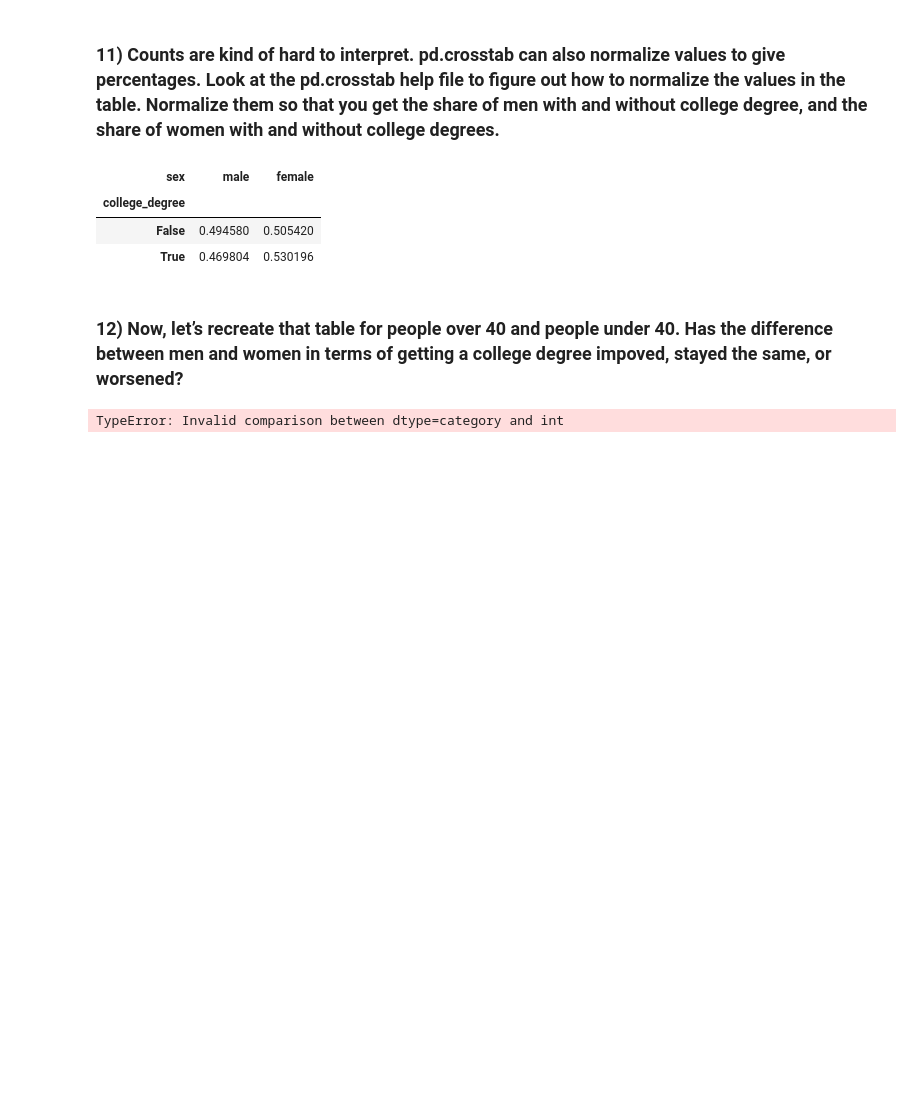
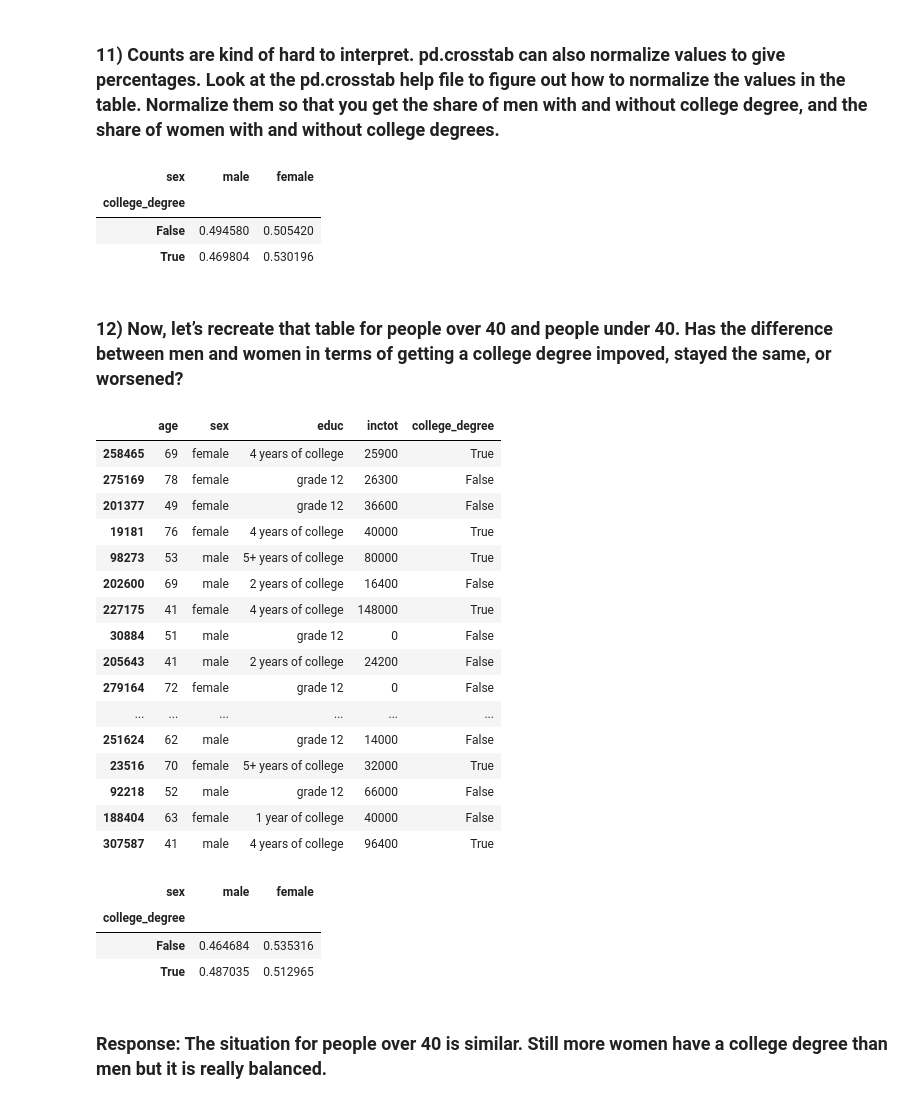
Before and after one commit to Larissa-MR/Duke_MIDS, a Jupyter notebook: Cleaninng.ipynb, the cells around one changed output. Cells and saved outputs as stored; diff of their text form; code cells hidden in the pictures; blank space fills up the shorter version.

```diff
--- a/Cleaninng.ipynb
+++ b/Cleaninng.ipynb
@@ -64,7 +58,7 @@ Name: age, Length: 97, dtype: int64
 # %% [markdown]
 ### 6) In order to convert age into a numeric variable, we need to replace those problematic entries with values that pandas can later convert into numbers. Pick appropriate substitutions for the existing values and replace the current values. Hint 1: Categorical variables act like strings, so you might want to use string methods! Hint 2: Remember that characters like parentheses, pluses, asterices, etc. are special in Python strings, and you have to escape them if you want them to be interpreted literally!
 # %%
-df_subset["age"].replace("less than 1 year old", "0")
-df_subset["age"].replace("90 (90+ in 1980 and 1990)" , "90")
-df_subset["age"]
+df_subset["age"] = df_subset["age"].replace("less than 1 year old", "0").copy()
+df_subset["age"] = df_subset["age"].replace("90 (90+ in 1980 and 1990)" , "90").copy()
+df_subset["age"] = df_subset["age"].copy()
 # %% [output]
@@ -94,0 +85,2 @@ TypeError: 'Categorical' does not implement reduction 'mean'
+# %%
+df_subset["age"] = df_subset["age"].astype("int64")
@@ -171,10 +187,32 @@ pd.crosstab(index=df_subset['college_degree'], columns=df_subset['sex'],normaliz
 # %% [markdown]
 ### 12) Now, let’s recreate that table for people over 40 and people under 40. Has the difference between men and women in terms of getting a college degree impoved, stayed the same, or worsened?
 # %%
-df_subset[:'age  over 40'] = df_subset[df_subset['age'] > 40]
-
-df_subset.sample(10)
+ageOver_40 = df_subset[df_subset["age"] > 40]
+ageOver_40.sample(20)
 # %% [output]
-TypeError: Invalid comparison between dtype=category and int
+|  | age | sex | educ | inctot | college_degree |
+| 258465 | 69 | female | 4 years of college | 25900 | True |
+| 275169 | 78 | female | grade 12 | 26300 | False |
+| 201377 | 49 | female | grade 12 | 36600 | False |
+| 19181 | 76 | female | 4 years of college | 40000 | True |
+| 98273 | 53 | male | 5+ years of college | 80000 | True |
+| 202600 | 69 | male | 2 years of college | 16400 | False |
+| 227175 | 41 | female | 4 years of college | 148000 | True |
+| 30884 | 51 | male | grade 12 | 0 | False |
+| 205643 | 41 | male | 2 years of college | 24200 | False |
+| 279164 | 72 | female | grade 12 | 0 | False |
+| ... | ... | ... | ... | ... | ... |
+| 251624 | 62 | male | grade 12 | 14000 | False |
+| 23516 | 70 | female | 5+ years of college | 32000 | True |
+| 92218 | 52 | male | grade 12 | 66000 | False |
+| 188404 | 63 | female | 1 year of college | 40000 | False |
+| 307587 | 41 | male | 4 years of college | 96400 | True |
 # %%
-pd.crosstab(index=df_subset['college_degree'], columns=df_subset['age'],normalize='index')
+pd.crosstab(index=ageOver_40['college_degree'], columns=ageOver_40['sex'],normalize='index')
+# %% [output]
+| sex | male | female |
+| college_degree |  |  |
+| False | 0.464684 | 0.535316 |
+| True | 0.487035 | 0.512965 |
+# %% [markdown]
+### Response: The situation for people over 40 is similar. Still more women have a college degree than men but it is really balanced.
```
Also changed, not shown: parts of 14 cells of this notebook.
